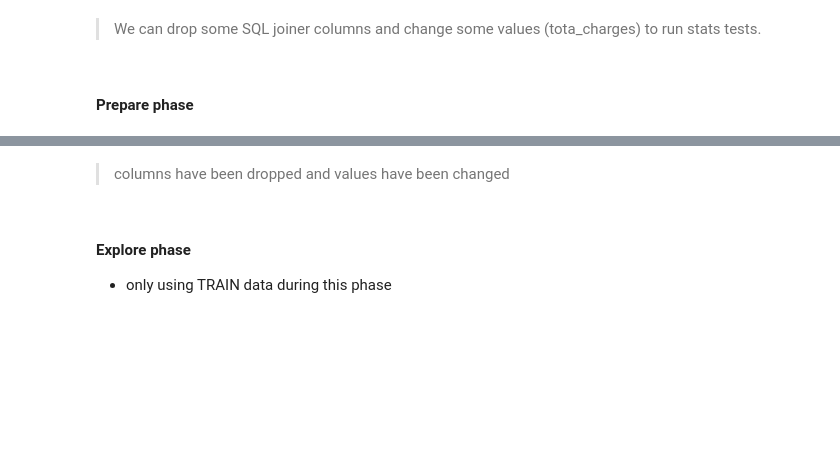
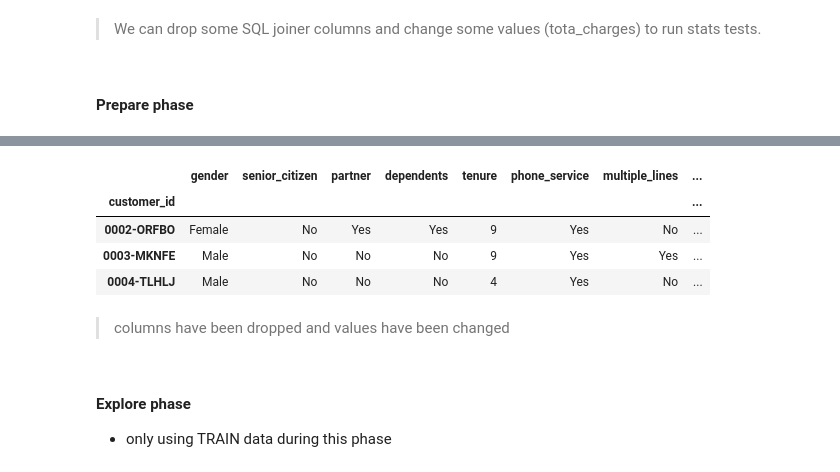
Before and after one commit to Luis-Martinez1/classification-exercises, a Jupyter notebook: explore.ipynb, the cells around one changed output, grey strips where cells are left out. Cells and saved outputs as stored; diff of their text form; code cells hidden in the pictures; blank space fills up the shorter version.

```diff
--- a/explore.ipynb
+++ b/explore.ipynb
@@ -476,6 +462,14 @@ Data columns (total 20 columns):
  19  payment_type           7043 non-null   object
 dtypes: float64(2), int64(1), object(17)
 memory usage: 1.1+ MB
+# %%
+df.head(3)
+# %% [output]
+|  | gender | senior_citizen | partner | dependents | tenure | phone_service | multiple_lines | ... |
+| customer_id |  |  |  |  |  |  |  | ... |
+| 0002-ORFBO | Female | No | Yes | Yes | 9 | Yes | No | ... |
+| 0003-MKNFE | Male | No | No | No | 9 | Yes | Yes | ... |
+| 0004-TLHLJ | Male | No | No | No | 4 | Yes | No | ... |
 # %% [markdown]
 > columns have been dropped and values have been changed
 # %% [markdown]
```
Also changed, not shown: parts of 5 cells of this notebook.
